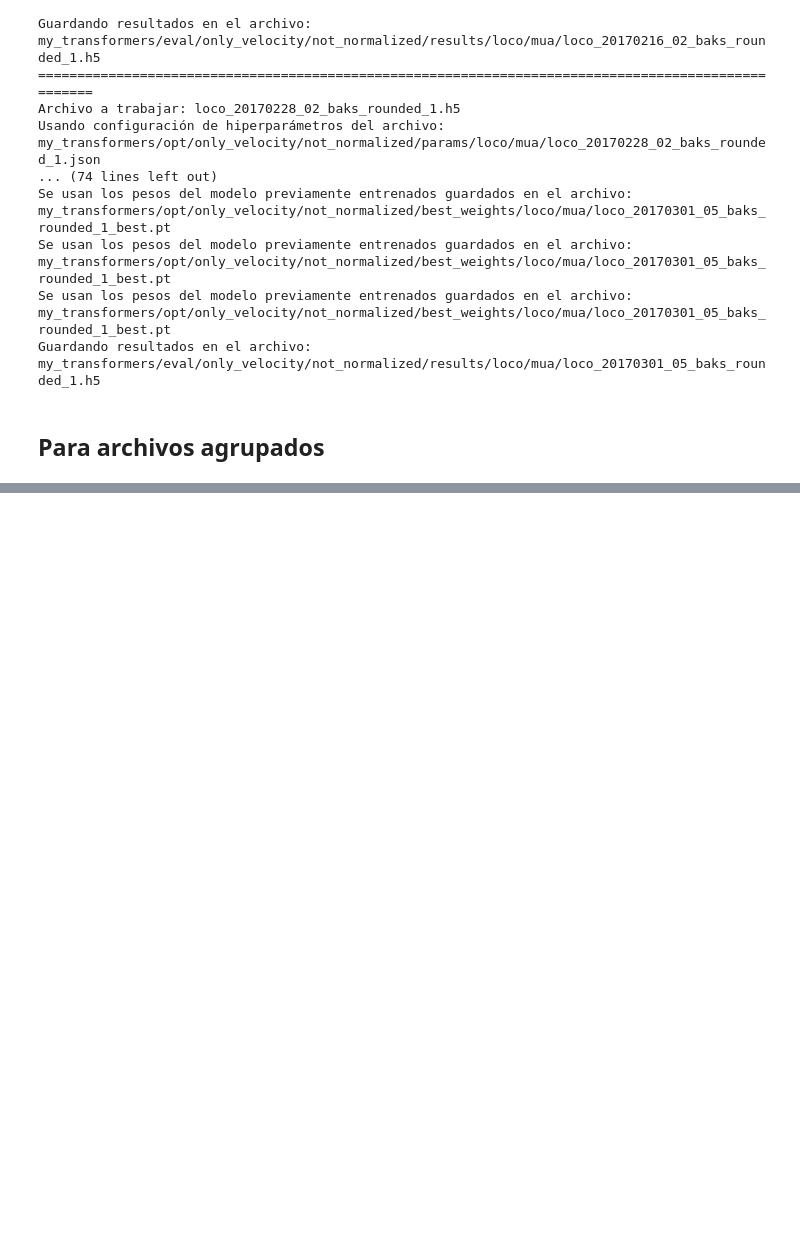
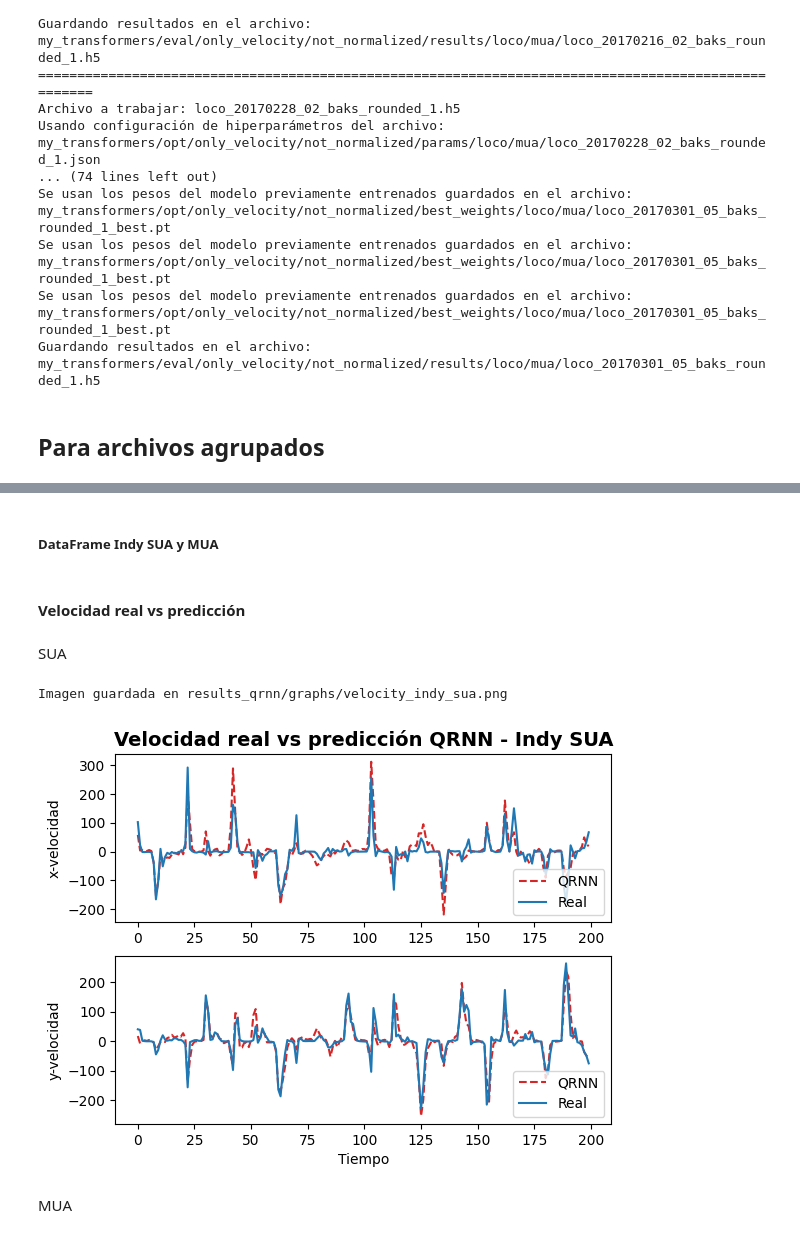
Before and after one commit to pmelof/tesis_transformers, a Jupyter notebook: order copy.ipynb, the cells around one changed output, grey strips where cells are left out. Drawn from its saved outputs; the diff is of its cells as text; code cells hidden in the pictures; blank space fills up the shorter version.

Commit message:
graficos qrnn y transformers sin agrupar

```diff
--- a/order copy.ipynb
+++ b/order copy.ipynb
@@ -1185,0 +1232,12 @@ for dataset in os.listdir(f'my_transformers/data/rounded/{monkey_name}'):
+# %%
+# Obtener velocidad real vs predicción
+def getVelocities(dir_results:str, file_results:str, method:str):
+    if method == "qrnn":
+        with h5py.File(f'{dir_results}/{file_results}', 'r') as f:
+            y_test = f[f'y_test'][()]
+            y_test_pred = f[f'y_test_pred'][()]
+    else:
+        with h5py.File(f'{dir_results}/{file_results}', 'r') as f:
+            y_test = f[f'Y_test'][()]
+            y_test_pred = f[f'Y_pred_test'][()]
+    return y_test, y_test_pred
@@ -1185,0 +1389,2 @@ for dataset in os.listdir(f'my_transformers/data/rounded/{monkey_name}'):
+# %% [markdown]
+##### DataFrame Indy SUA y MUA
@@ -1185,0 +1399,29 @@ for dataset in os.listdir(f'my_transformers/data/rounded/{monkey_name}'):
+# %% [markdown]
+#### Velocidad real vs predicción
+# %% [markdown]
+SUA
+# %%
+# Obtener velocidades
+dir_results = "results_qrnn/indy/sua"
+file_results = "indy_20170131_02_sua_baks_qrnn.h5"
+method = "qrnn"
+y_test, y_test_pred = getVelocities(dir_results=dir_results, file_results=file_results, method=method)
+# %%
+# Grafico velocidades
+# Ahmadi inicia en 100 hasta 200, eso según el es el segundo 0 hasta el 12.
+graphVelocities(y_test=y_test,
+                y_test_pred=y_test_pred,
+                title="Velocidad real vs predicción QRNN - Indy SUA",
+                x_label_1="",
+                y_label_1="x-velocidad",
+                x_label_2="Tiempo",
+                y_label_2="y-velocidad",
+                method="QRNN",
+                output_filepath= "results_qrnn/graphs/velocity_indy_sua.png",
+                init=0,
+                end=200)
+# %% [output]
+Imagen guardada en results_qrnn/graphs/velocity_indy_sua.png
+[figure, added]
+# %% [markdown]
+MUA
```
Also changed, not shown: parts of 86 cells of this notebook, 1 other file.
